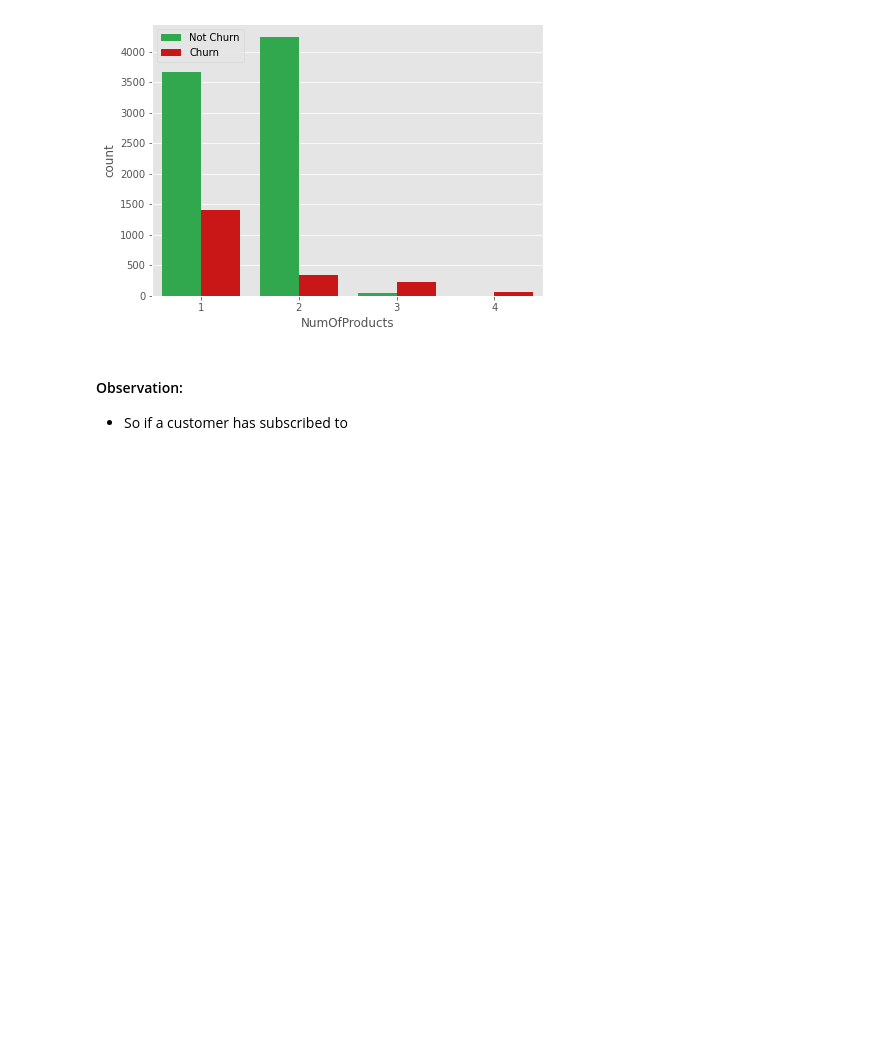
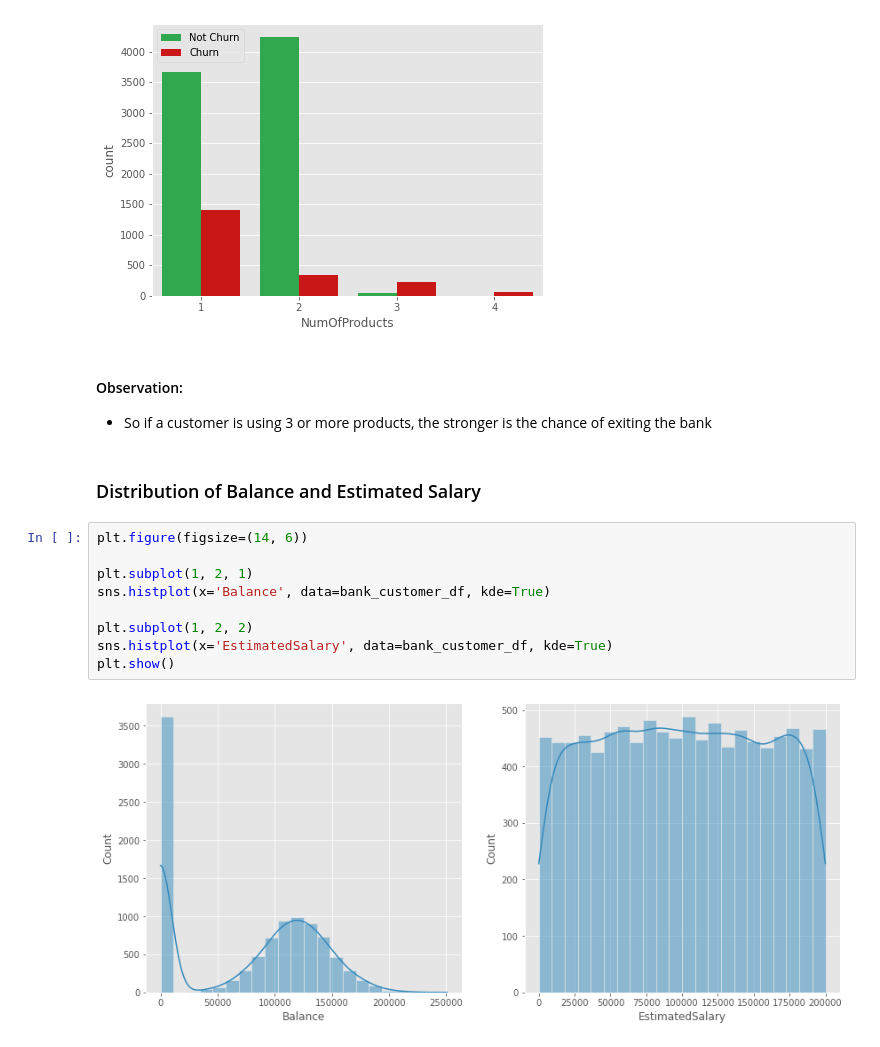
Before and after one commit to sank3t/Bank-Customer-Churn, a Jupyter notebook: EDA - Bank Customer Churn.ipynb, the cells around one changed output. Cells and saved outputs as stored; diff of their text form; blank space fills up the shorter version.

Commit message:
Added distribution of salary

```diff
--- a/EDA - Bank Customer Churn.ipynb
+++ b/EDA - Bank Customer Churn.ipynb
@@ -359,7 +359,20 @@ ax.legend(h, ['Not Churn', 'Churn'])
 plt.show()
 # %% [output]
 [figure]
-# %% [markdown]
-#### Observation:
-
-* So if a customer has subscribed to
+# %% [markdown]
+#### Observation:
+
+* So if a customer is using 3 or more products, the stronger is the chance of exiting the bank
+# %% [markdown]
+### Distribution of Balance and Estimated Salary
+# %%
+plt.figure(figsize=(14, 6))
+
+plt.subplot(1, 2, 1)
+sns.histplot(x='Balance', data=bank_customer_df, kde=True)
+
+plt.subplot(1, 2, 2)
+sns.histplot(x='EstimatedSalary', data=bank_customer_df, kde=True)
+plt.show()
+# %% [output]
+[figure, added]
```
